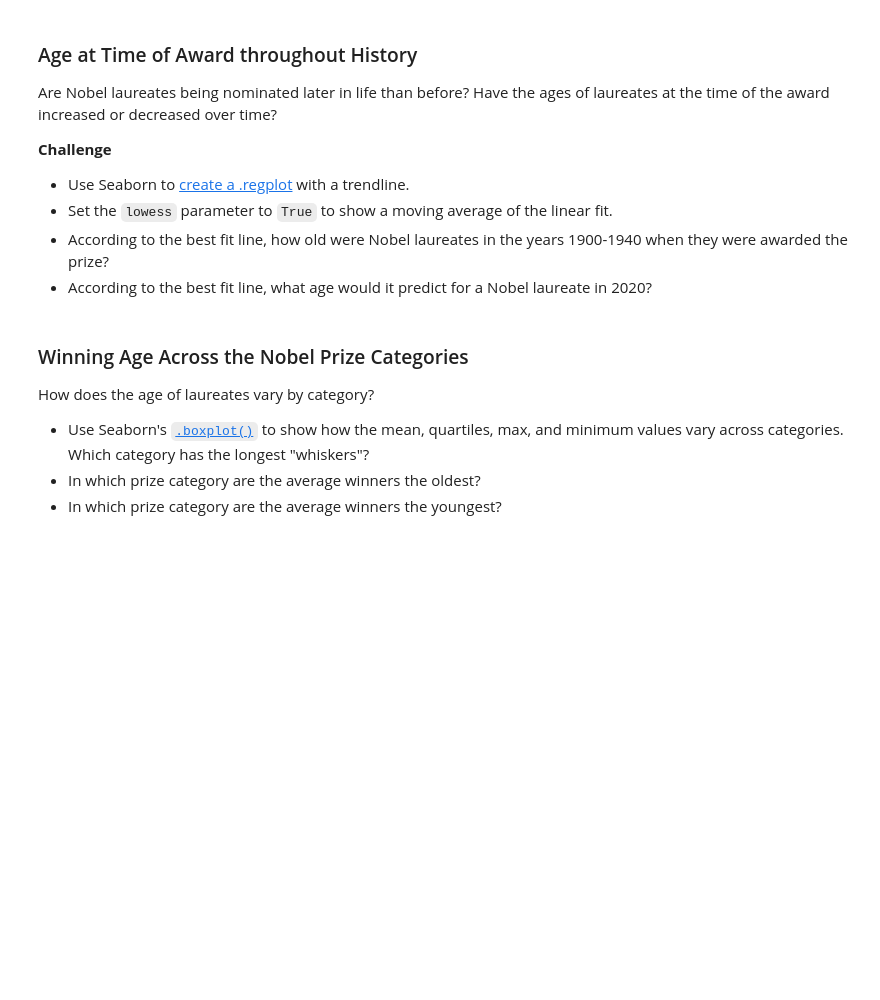
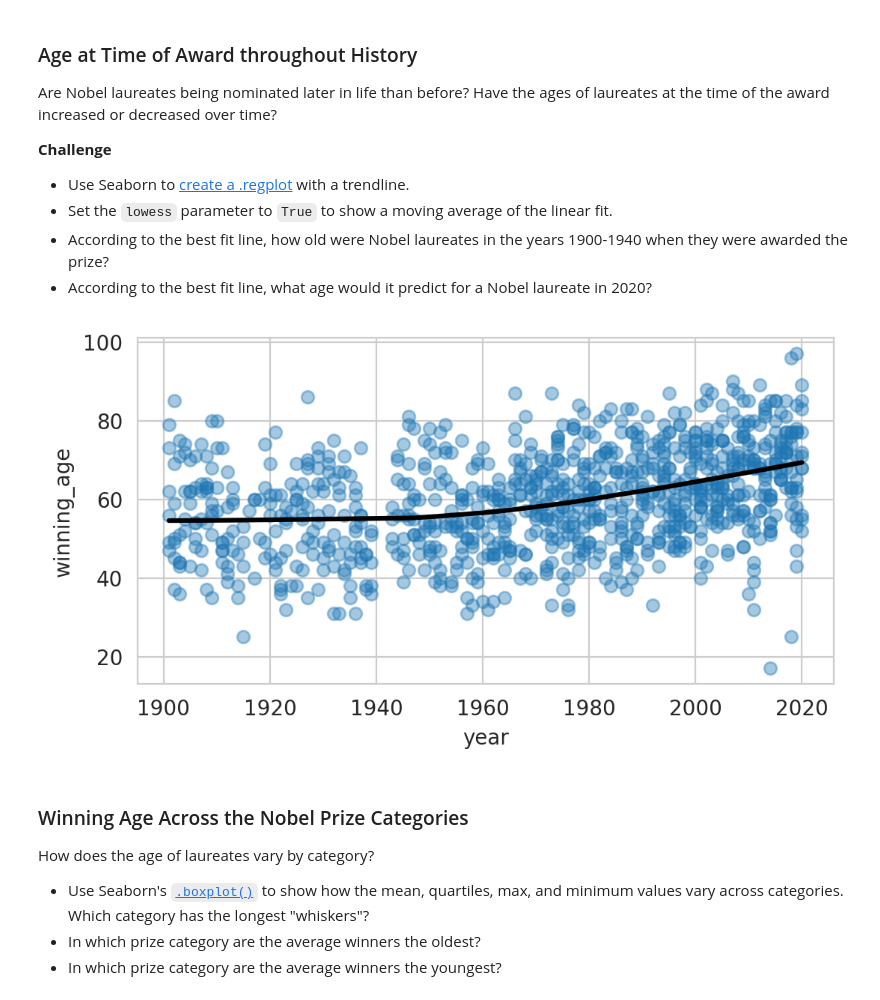
Before and after one commit to juandrzej/100days_of_code, a Jupyter notebook: Day_79_Nobel_Prize_Analysis.ipynb, the cells around one changed output. Saved outputs shown, nothing was run; the diff lists cells and outputs as text; code cells hidden in the pictures; blank space fills up the shorter version.

```diff
--- a/Day_79_Nobel_Prize_Analysis.ipynb
+++ b/Day_79_Nobel_Prize_Analysis.ipynb
@@ -935,6 +1190,23 @@ Are Nobel laureates being nominated later in life than before? Have the ages of
 * Set the `lowess` parameter to `True` to show a moving average of the linear fit.
 * According to the best fit line, how old were Nobel laureates in the years 1900-1940 when they were awarded the prize?
 * According to the best fit line, what age would it predict for a Nobel laureate in 2020?
+# %%
+plt.figure(figsize=(6, 3), dpi=200)
+
+sns.set_style('whitegrid')
+
+regplot = sns.regplot(
+    data=df_data,
+    x='year',
+    y='winning_age',
+    lowess=True,
+    line_kws={'color': 'black'},
+    scatter_kws={'alpha': 0.4},
+)
+
+plt.show()
+# %% [output]
+[figure, added]
 # %% [markdown]
 ### Winning Age Across the Nobel Prize Categories
 
```
Also changed, not shown: parts of 20 cells of this notebook.
